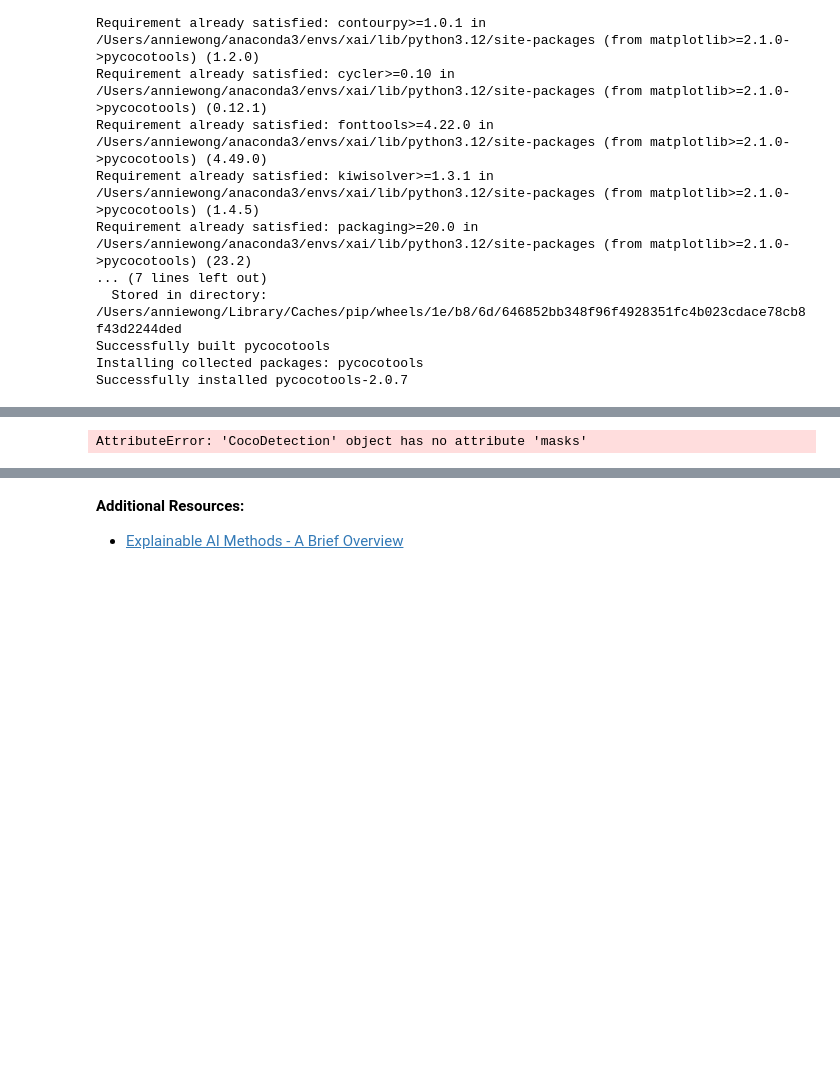
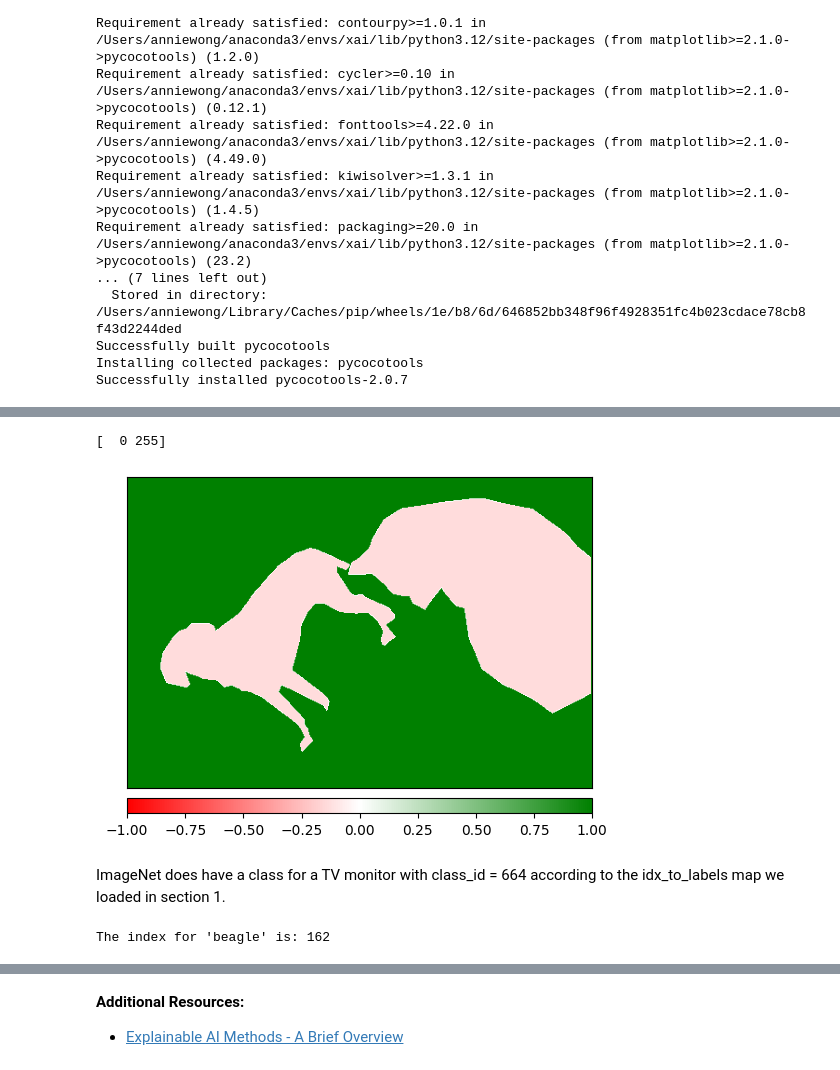
Before and after one commit to ann-w/xai_labs, a Jupyter notebook: notebooks/xai_tabular_data.ipynb, the cells around one changed output, grey strips where cells are left out. Cells and saved outputs as stored; diff of their text form; code cells hidden in the pictures; blank space fills up the shorter version.

```diff
--- a/notebooks/xai_tabular_data.ipynb
+++ b/notebooks/xai_tabular_data.ipynb
@@ -1136,7 +1084,8 @@ def classify(img, print_result=True):
 # %%
-sample_ind = 179392
-img = Image.open('coco/000000179392.jpg')
+image_id= "000000022892"
+img = Image.open(f'coco/{image_id}.jpg')
 predicted_class, prediction_score = classify(img)
 
 # Note that the model is trained for classification, and expects images containing one object not a whole scene.
+mask_img = Image.open(f'coco/mask_{image_id}.png')
 # %% [output]
@@ -1144,10 +1098,54 @@ Predicted: Siamese_cat id = 284 with a score of: 0.005443086847662926
 # %%
 # convert the mask image to a numpy array of the expected shape (count, channels, height, width)
+feature_mask = np.array(mask_img.getdata()).reshape(1, 1, mask_img.size[1], mask_img.size[0])
 
-mask_img = Image.open(cici.masks[sample_ind])
-
-feature_mask = np.array(mask_img.getdata()).reshape(1, 1, mask_img.size[1], mask_img.size[0])
+print(np.unique(feature_mask))
 # %% [output]
-AttributeError: 'CocoDetection' object has no attribute 'masks'
+[  0 255]
+# %%
+# Feature group for void
+feature_mask[feature_mask == 255] = 1 # feature group for void
 # %%
-X_test.iloc[0]
+# Todo: change model name to reset so we don't overwrite models
+# This takes some time to run
+ablator = FeatureAblation(model)
+
+attribution_map = ablator.attribute(
+    img_to_resnet_input(img).unsqueeze(0),
+    target=predicted_class,
+    feature_mask=torch.tensor(feature_mask))
+# %%
+# Visualize
+attribution_map = attribution_map.squeeze().cpu().detach().numpy()
+# adjust shape to height, width, channels
+attribution_map = np.transpose(attribution_map, (1,2,0))
+_ = viz.visualize_image_attr(attribution_map,
+                             method="heat_map",
+                             sign="all",
+                             show_colorbar=True)
+# %% [output]
+[figure, added]
+# %% [markdown]
+ImageNet does have a class for a TV monitor with class_id = 664 according to the idx_to_labels map we loaded in section 1.
+# %%
+import json
+import os
+
+# Load the ImageNet class index file
+labels_path = os.getenv("HOME") + '/.torch/models/imagenet_class_index.json'
+with open(labels_path) as json_data:
+    idx_to_labels = json.load(json_data)
+
+# Search for the index corresponding to 'beagle' with synset ID 'n02088364'
+beagle_index = None
+for idx, label_info in idx_to_labels.items():
+    if label_info[0] == 'n02088364':
+        beagle_index = idx
+        break
+
+if beagle_index is not None:
+    print(f"The index for 'beagle' is: {beagle_index}")
+else:
+    print("Beagle not found in the class index.")
+# %% [output]
+The index for 'beagle' is: 162
```
Also changed, not shown: parts of 18 cells of this notebook, 14 other files.
